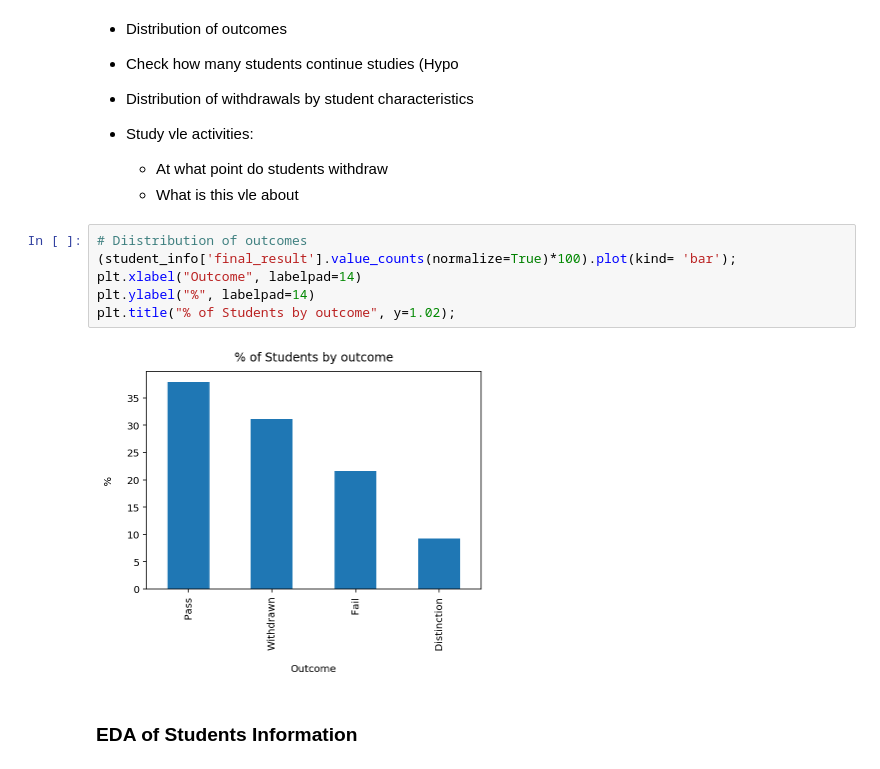
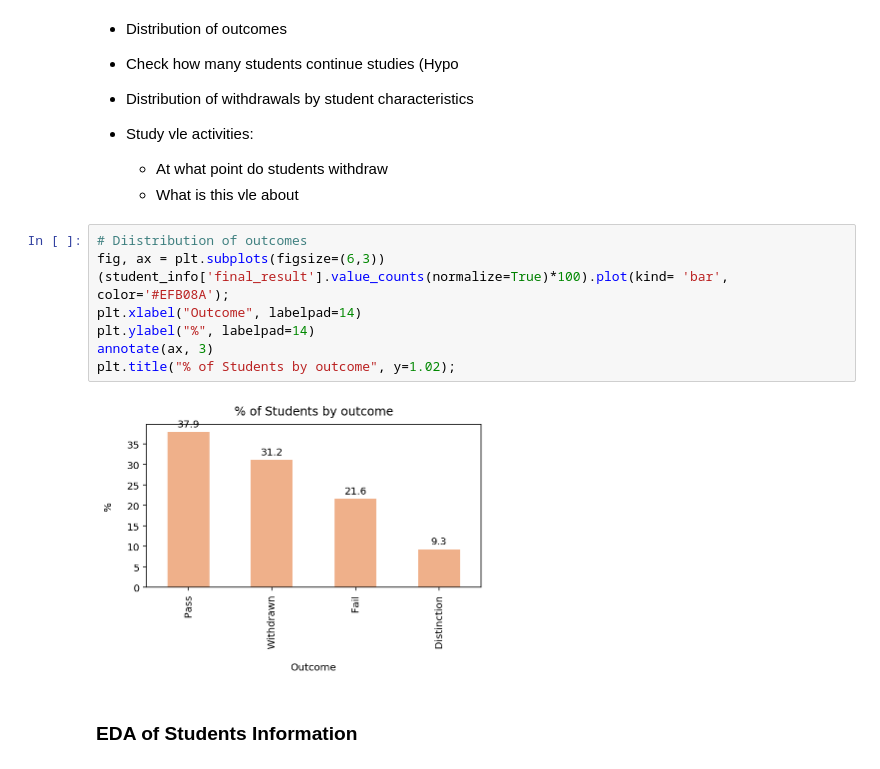
Before and after one commit to masha-vasilenko/oulad_analytics, a Jupyter notebook: adobe_oulad_challenge.ipynb, the cells around one changed output. Cells and saved outputs as stored; diff of their text form.

```diff
--- a/adobe_oulad_challenge.ipynb
+++ b/adobe_oulad_challenge.ipynb
@@ -267,12 +267,14 @@ Largest (X%) for course XXX
     - What is this vle about
 # %%
 # Diistribution of outcomes
-(student_info['final_result'].value_counts(normalize=True)*100).plot(kind= 'bar');
+fig, ax = plt.subplots(figsize=(6,3))
+(student_info['final_result'].value_counts(normalize=True)*100).plot(kind= 'bar', color='#EFB08A');
 plt.xlabel("Outcome", labelpad=14)
 plt.ylabel("%", labelpad=14)
+annotate(ax, 3)
 plt.title("% of Students by outcome", y=1.02);
 # %% [output]
-[figure, old version]
+[figure, new version]
 # %% [markdown]
 ### EDA of Students Information
 # %%
```
Also changed, not shown: parts of 119 cells of this notebook.
